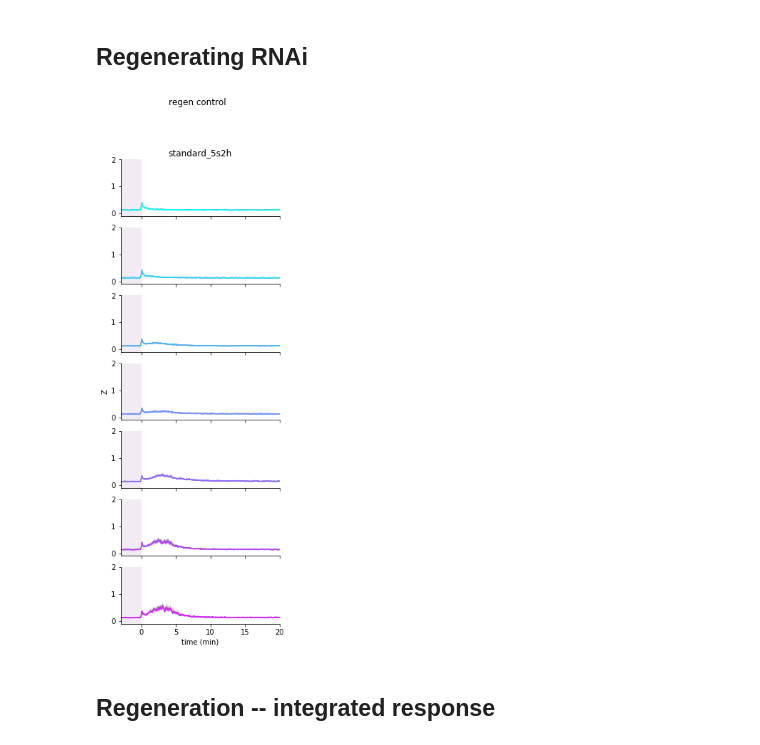
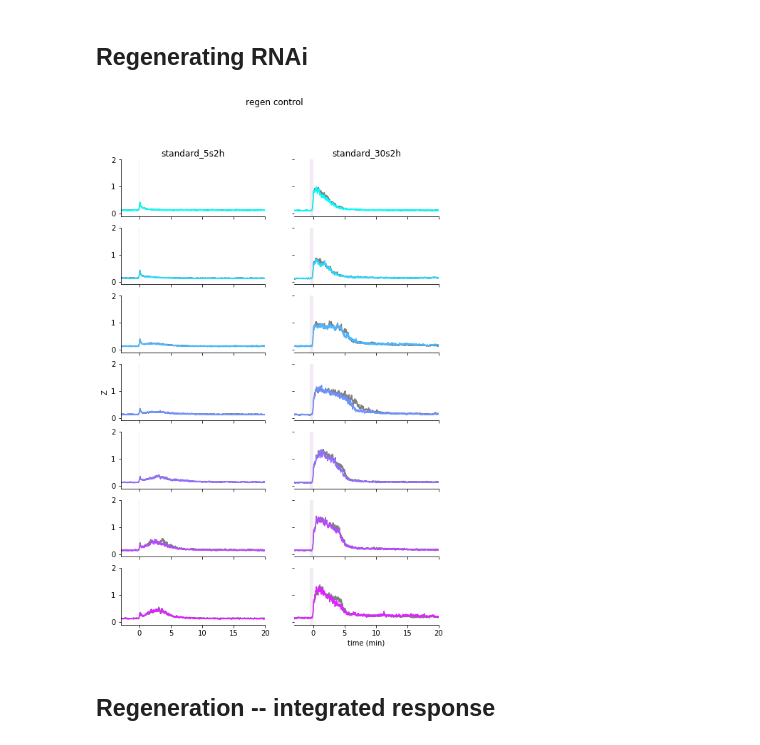
Before and after one commit to samuelbray32/behavior-lite, a Jupyter notebook: singlePulse.ipynb, the cells around one changed output. Drawn from its saved outputs; the diff is of its cells as text; code cells hidden in the pictures.

```diff
--- a/singlePulse.ipynb
+++ b/singlePulse.ipynb
@@ -33,14 +33,14 @@ for a in ax:
 # %% [markdown]
 ## Regenerating RNAi
 # %%
-n_boot = 1e1
+n_boot = 1e0
 statistic=np.median
 #plot_subset
-interest = ['standard_5s2h']
+interest = ['standard_5s2h','standard_30s2h']
 exclude = []
 fig,ax = rnai_response(interest,exclude,n_boot,statistic,regeneration=True)
 # %% [output]
-[figure, old version]
+[figure, new version]
 # %% [markdown]
 ## Regeneration -- integrated response
 # %%
```
Also changed, not shown: parts of 3 cells of this notebook, 1 other file.
